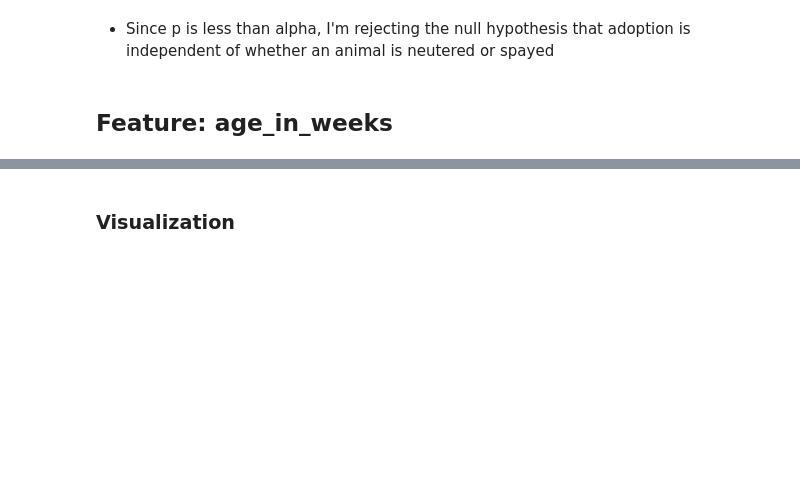
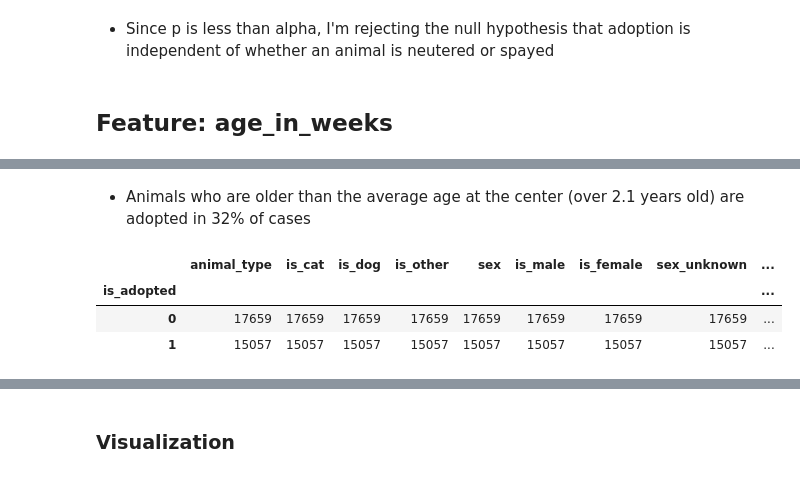
Before and after one commit to SamuelD-Data/aac_outcomes_project, a Jupyter notebook: aac_project_notebook.ipynb, the cells around one changed output, grey strips where cells are left out. Saved outputs shown, nothing was run; the diff lists cells and outputs as text; code cells hidden in the pictures; blank space fills up the shorter version.

```diff
--- a/aac_project_notebook.ipynb
+++ b/aac_project_notebook.ipynb
@@ -415,0 +475,11 @@ p = 0.0000
+# %% [markdown]
+- Animals who are older than the average age at the center (over 2.1 years old) are adopted in 32% of cases
+# %%
+younger = train[train.age_in_weeks < train.age_in_weeks.mean()]
+
+younger.groupby('is_adopted').count()
+# %% [output]
+|  | animal_type | is_cat | is_dog | is_other | sex | is_male | is_female | sex_unknown | ... |
+| is_adopted |  |  |  |  |  |  |  |  | ... |
+| 0 | 17659 | 17659 | 17659 | 17659 | 17659 | 17659 | 17659 | 17659 | ... |
+| 1 | 15057 | 15057 | 15057 | 15057 | 15057 | 15057 | 15057 | 15057 | ... |
```
Also changed, not shown: parts of 14 cells of this notebook.
